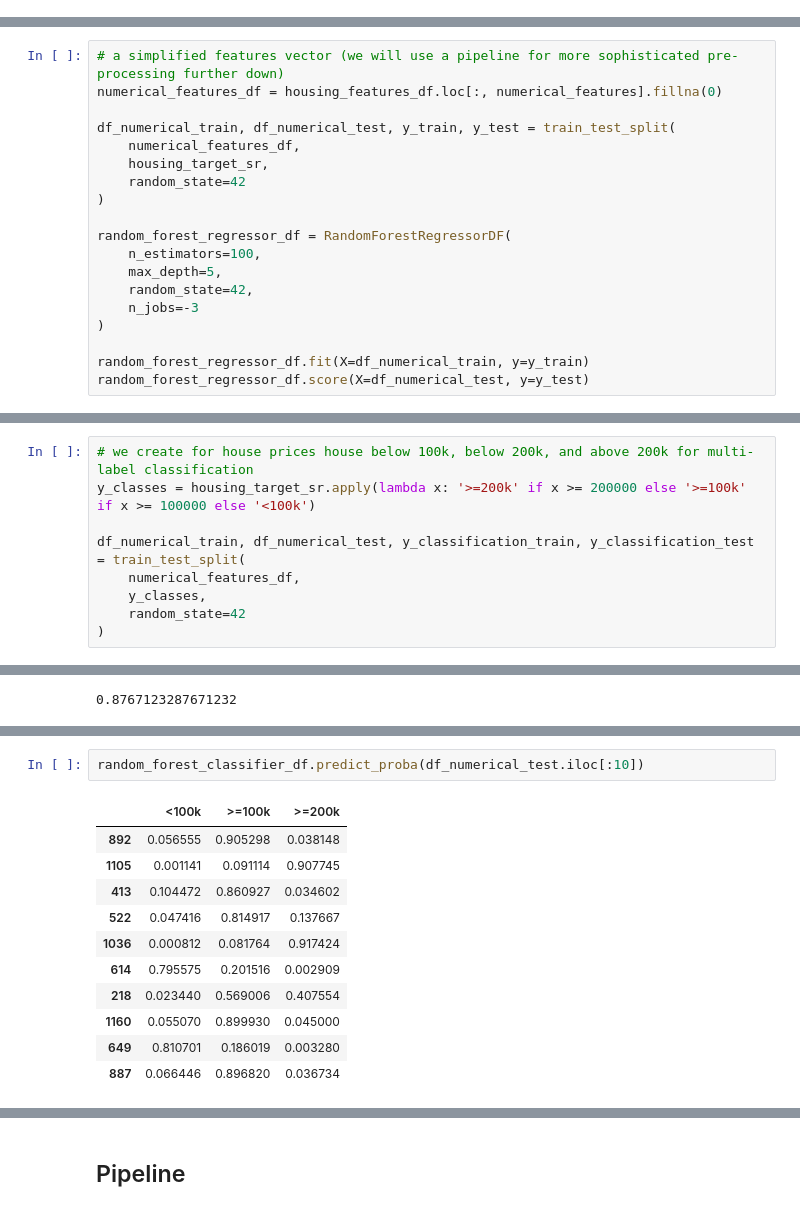
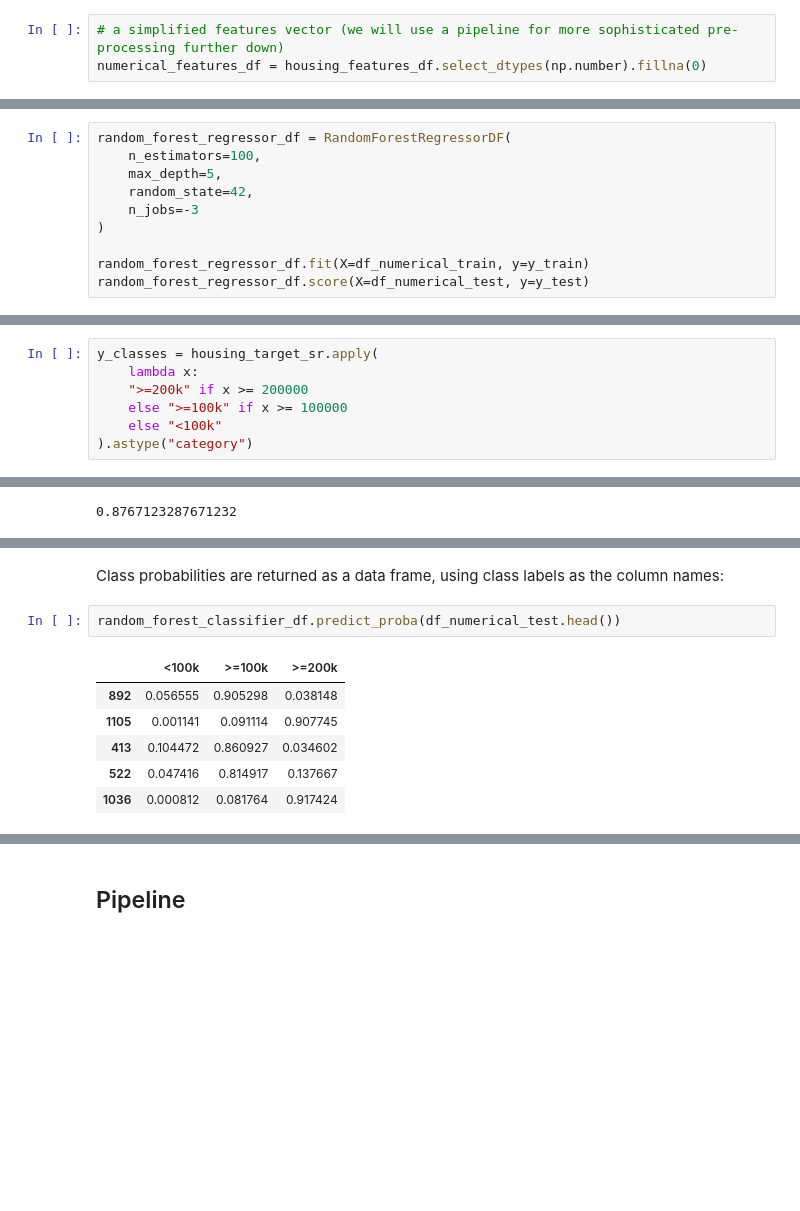
Before and after one commit to BCG-X-Official/sklearndf, a Jupyter notebook: sphinx/source/tutorial/sklearndf_tutorial.ipynb, the cells around one changed output, grey strips where cells are left out. Drawn from its saved outputs; the diff is of its cells as text; blank space fills up the shorter version.

```diff
--- a/sphinx/source/tutorial/sklearndf_tutorial.ipynb
+++ b/sphinx/source/tutorial/sklearndf_tutorial.ipynb
@@ -198,2 +183,5 @@ As for transformers, scikit-learn regressors and classifiers have a `sklearndf`
 
 For a random forest regressor we get:
+# %%
+# a simplified features vector (we will use a pipeline for more sophisticated pre-processing further down)
+numerical_features_df = housing_features_df.select_dtypes(np.number).fillna(0)
@@ -200,13 +198,4 @@ For a random forest regressor we get:
 # %%
-# a simplified features vector (we will use a pipeline for more sophisticated pre-processing further down)
-numerical_features_df = housing_features_df.loc[:, numerical_features].fillna(0)
-
-df_numerical_train, df_numerical_test, y_train, y_test = train_test_split(
-    numerical_features_df,
-    housing_target_sr,
-    random_state=42
-)
-
 random_forest_regressor_df = RandomForestRegressorDF(
     n_estimators=100,
     max_depth=5,
@@ -293,9 +276,7 @@ Classifiers follow the same logic:
 # %%
-# we create for house prices house below 100k, below 200k, and above 200k for multi-label classification
-y_classes = housing_target_sr.apply(lambda x: '>=200k' if x >= 200000 else '>=100k' if x >= 100000 else '<100k')
-
-df_numerical_train, df_numerical_test, y_classification_train, y_classification_test = train_test_split(
-    numerical_features_df,
-    y_classes,
-    random_state=42
-)
+y_classes = housing_target_sr.apply(
+    lambda x:
+    ">=200k" if x >= 200000
+    else ">=100k" if x >= 100000
+    else "<100k"
+).astype("category")
@@ -327,15 +315,12 @@ random_forest_classifier_df.predict(df_numerical_test.iloc[:10]).to_frame()
+# %% [markdown]
+Class probabilities are returned as a data frame, using class labels as the column names:
 # %%
-random_forest_classifier_df.predict_proba(df_numerical_test.iloc[:10])
+random_forest_classifier_df.predict_proba(df_numerical_test.head())
 # %% [output]
 |  | <100k | >=100k | >=200k |
 | 892 | 0.056555 | 0.905298 | 0.038148 |
 | 1105 | 0.001141 | 0.091114 | 0.907745 |
 | 413 | 0.104472 | 0.860927 | 0.034602 |
 | 522 | 0.047416 | 0.814917 | 0.137667 |
 | 1036 | 0.000812 | 0.081764 | 0.917424 |
-| 614 | 0.795575 | 0.201516 | 0.002909 |
-| 218 | 0.023440 | 0.569006 | 0.407554 |
-| 1160 | 0.055070 | 0.899930 | 0.045000 |
-| 649 | 0.810701 | 0.186019 | 0.003280 |
-| 887 | 0.066446 | 0.896820 | 0.036734 |
 # %%
```
Also changed, not shown: parts of 51 cells of this notebook.
